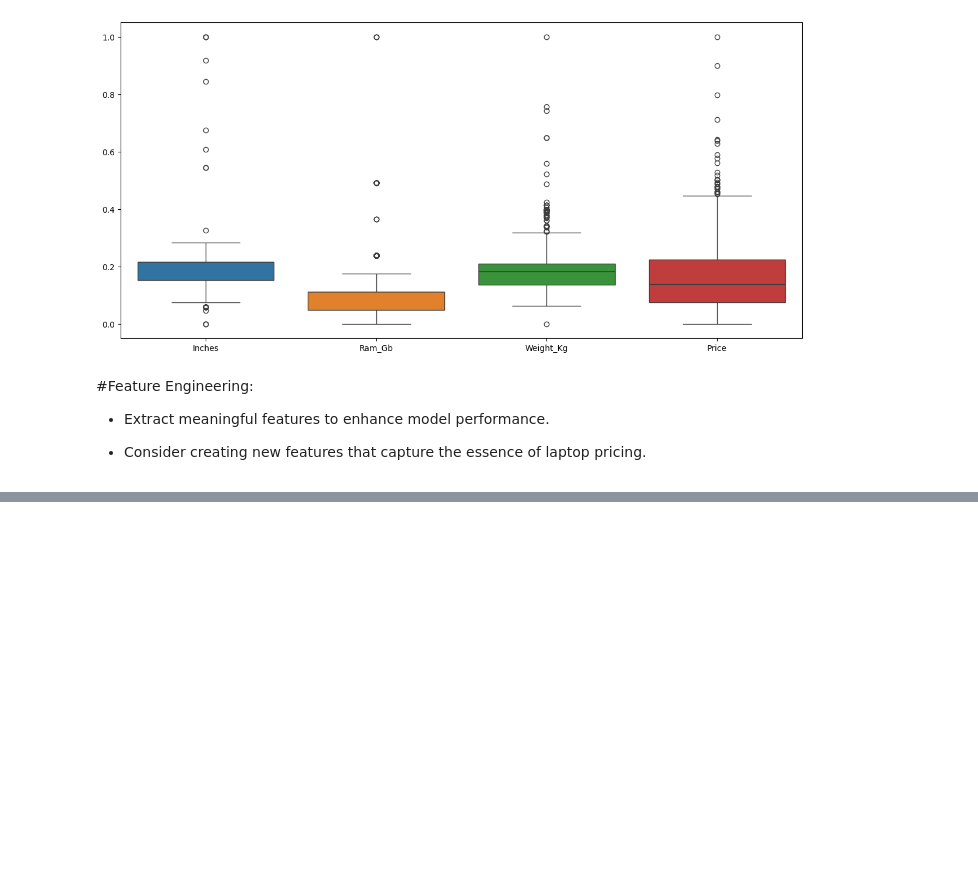
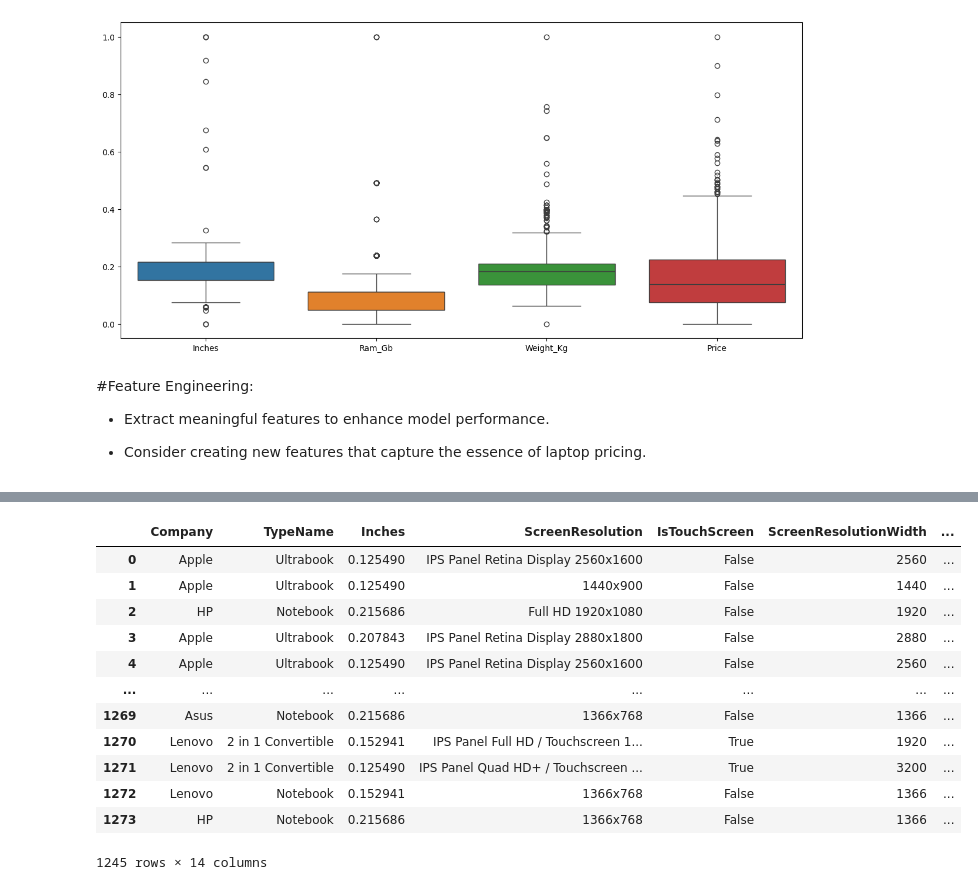
Before and after one commit to Ste881/Laptop-price-prediction, a Jupyter notebook: laptop_ML_project.ipynb, the cells around one changed output, grey strips where cells are left out. Drawn from its saved outputs; the diff is of its cells as text; code cells hidden in the pictures; blank space fills up the shorter version.

```diff
--- a/laptop_ML_project.ipynb
+++ b/laptop_ML_project.ipynb
@@ -349,33 +382,2 @@ df_with_screen_size = extract_screen_size(encoded_scaled_df)
 # %%
 #encoded_scaled_df.drop(columns=['ScreenResolutionWidth', 'ScreenResolutionHeight'], inplace=True)
-# %%
-def extract_screen_resolution(dataframe, column_name):
-    """
-    Function to extract the screen resolution width and height from the 'ScreenResolution' feature
-    and insert them as new columns at the specified positions in the DataFrame.
-
-    Parameters:
-        dataframe (DataFrame): The pandas DataFrame containing the data.
-        column_name (str): The name of the column containing screen resolution information.
-
-    Returns:
-        dataframe (DataFrame): The pandas DataFrame with two new columns for screen resolution width and height.
-    """
-    # Define regular expressions to capture different screen resolution formats
-    resolution_pattern = re.compile(r'(\d+)\s*x\s*(\d+)')
-
-    # Extract width and height using regular expressions
-    extracted_resolution = dataframe[column_name].str.extract(resolution_pattern)
-
-    # Convert the extracted values to numeric type
-    width = pd.to_numeric(extracted_resolution[0], errors='coerce')
-    height = pd.to_numeric(extracted_resolution[1], errors='coerce')
-
-    # Insert new columns for screen resolution width and height at specified positions in the DataFrame
-    dataframe.insert(5, 'ScreenResolutionWidth', width)
-    dataframe.insert(6, 'ScreenResolutionHeight', height)
-
-    return dataframe
-
-encoded_scaled_df = extract_screen_resolution(encoded_scaled_df, 'ScreenResolution')
-print(encoded_scaled_df[['ScreenResolution', 'ScreenResolutionWidth', 'ScreenResolutionHeight']].head())
@@ -384 +384,17 @@ print(encoded_scaled_df[['ScreenResolution', 'ScreenResolutionWidth', 'ScreenRes
+# %%
+encoded_scaled_df
+# %% [output]
+|  | Company | TypeName | Inches | ScreenResolution | IsTouchScreen | ScreenResolutionWidth | ... |
+| 0 | Apple | Ultrabook | 0.125490 | IPS Panel Retina Display 2560x1600 | False | 2560 | ... |
+| 1 | Apple | Ultrabook | 0.125490 | 1440x900 | False | 1440 | ... |
+| 2 | HP | Notebook | 0.215686 | Full HD 1920x1080 | False | 1920 | ... |
+| 3 | Apple | Ultrabook | 0.207843 | IPS Panel Retina Display 2880x1800 | False | 2880 | ... |
+| 4 | Apple | Ultrabook | 0.125490 | IPS Panel Retina Display 2560x1600 | False | 2560 | ... |
+| ... | ... | ... | ... | ... | ... | ... | ... |
+| 1269 | Asus | Notebook | 0.215686 | 1366x768 | False | 1366 | ... |
+| 1270 | Lenovo | 2 in 1 Convertible | 0.152941 | IPS Panel Full HD / Touchscreen 1... | True | 1920 | ... |
+| 1271 | Lenovo | 2 in 1 Convertible | 0.125490 | IPS Panel Quad HD+ / Touchscreen ... | True | 3200 | ... |
+| 1272 | Lenovo | Notebook | 0.152941 | 1366x768 | False | 1366 | ... |
+| 1273 | HP | Notebook | 0.215686 | 1366x768 | False | 1366 | ... |
+1245 rows × 14 columns
 # %%
```
Also changed, not shown: parts of 5 cells of this notebook.
